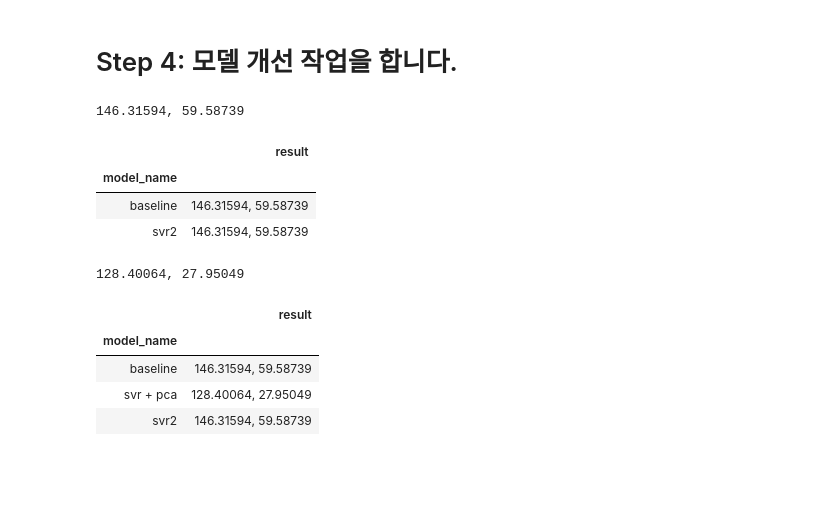
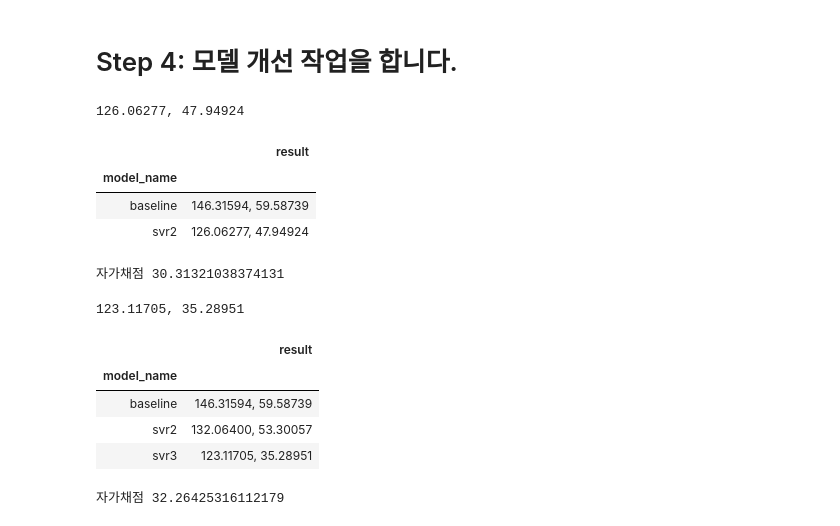
Before and after one commit to sunkusun9/DS_Lv3_2407, a Jupyter notebook: sec_ds_lv3_prob3_kaggle.ipynb, the cells around one changed output. Cells and saved outputs as stored; diff of their text form; code cells hidden in the pictures; blank space fills up the shorter version.

```diff
--- a/sec_ds_lv3_prob3_kaggle.ipynb
+++ b/sec_ds_lv3_prob3_kaggle.ipynb
@@ -239,38 +239,50 @@ ct = ColumnTransformer([
     ('std', StandardScaler(), ['TotalHour'] + ['lag_{}'.format(i) for i in range(1, 7)]), # ['TotalHour'] + ['lag_{}'.format(i) for i in range(1, 7)] 표준화
     ('pt', 'passthrough', ['AM']), # 'AM' 처리 없이 통과 시킵니다.
 ])
-reg_svr2 = make_pipeline(ct, SVR(C=10, kernel='rbf', gamma=0.1)) # TO-DO 튜닝을 해봅니다.
+reg_svr2 = make_pipeline(ct, SVR(C=1000, kernel='rbf', gamma=0.03))
 eval_model('svr2', reg_svr2)
 # %% [output]
-146.31594, 59.58739
+126.06277, 47.94924
 |  | result |
 | model_name |  |
 | baseline | 146.31594, 59.58739 |
-| svr2 | 146.31594, 59.58739 |
+| svr2 | 126.06277, 47.94924 |
+# %%
+prd = select_model(reg_svr2)
+# 자가 채점
+print("자가채점", mean_absolute_error(s_kaggle_ans, prd))
+# %% [output]
+자가채점 30.31321038374131
 # %%
 # SVR3: TotalHour와 lag1~6 까지의 변수에  PCA를 사용합니다.
 
 from sklearn.svm import SVR
 from sklearn.decomposition import PCA
 
 # make_pipeline는 ColumnTransformer 안에서도 쓸 수 있습니다.
 # StadardScaler → PCA (n_components=?) TO-DO 최적의 성분수를 구해봅니다.
 ct = ColumnTransformer([
-    ('std_pca', make_pipeline(StandardScaler(), PCA(n_components=7)),
+    ('std_pca', make_pipeline(StandardScaler(), PCA(n_components=4)),
          ['TotalHour'] + ['lag_{}'.format(i) for i in range(1, 7)]), # TotalHour, lag_1 ~ 6 까지 표준화합니다.
     ('ohe', OneHotEncoder(categories='auto'), ['DayName']),  # DayName을 가변수화 합니다.
     ('pt', 'passthrough', ['AM'])  # 'AM' 처리 없이 통과 시킵니다.
 ])
 
 reg_svr3 = make_pipeline(ct, SVR(kernel='rbf', gamma=0.3, C=1000))
-eval_model('svr + pca', reg_svr3)
+eval_model('svr3', reg_svr3)
 # %% [output]
-128.40064, 27.95049
+123.11705, 35.28951
 |  | result |
 | model_name |  |
 | baseline | 146.31594, 59.58739 |
-| svr + pca | 128.40064, 27.95049 |
-| svr2 | 146.31594, 59.58739 |
+| svr2 | 132.06400, 53.30057 |
+| svr3 | 123.11705, 35.28951 |
+# %%
+prd = select_model(reg_svr3)
+# 자가 채점
+print("자가채점", mean_absolute_error(s_kaggle_ans, prd))
+# %% [output]
+자가채점 32.26425316112179
 # %%
 # 'baseline', 'svr2', 'svr3'로 Voting 앙상블 모델을 만듭니다.
 from sklearn.ensemble import VotingRegressor
```
Also changed, not shown: parts of 9 cells of this notebook.
